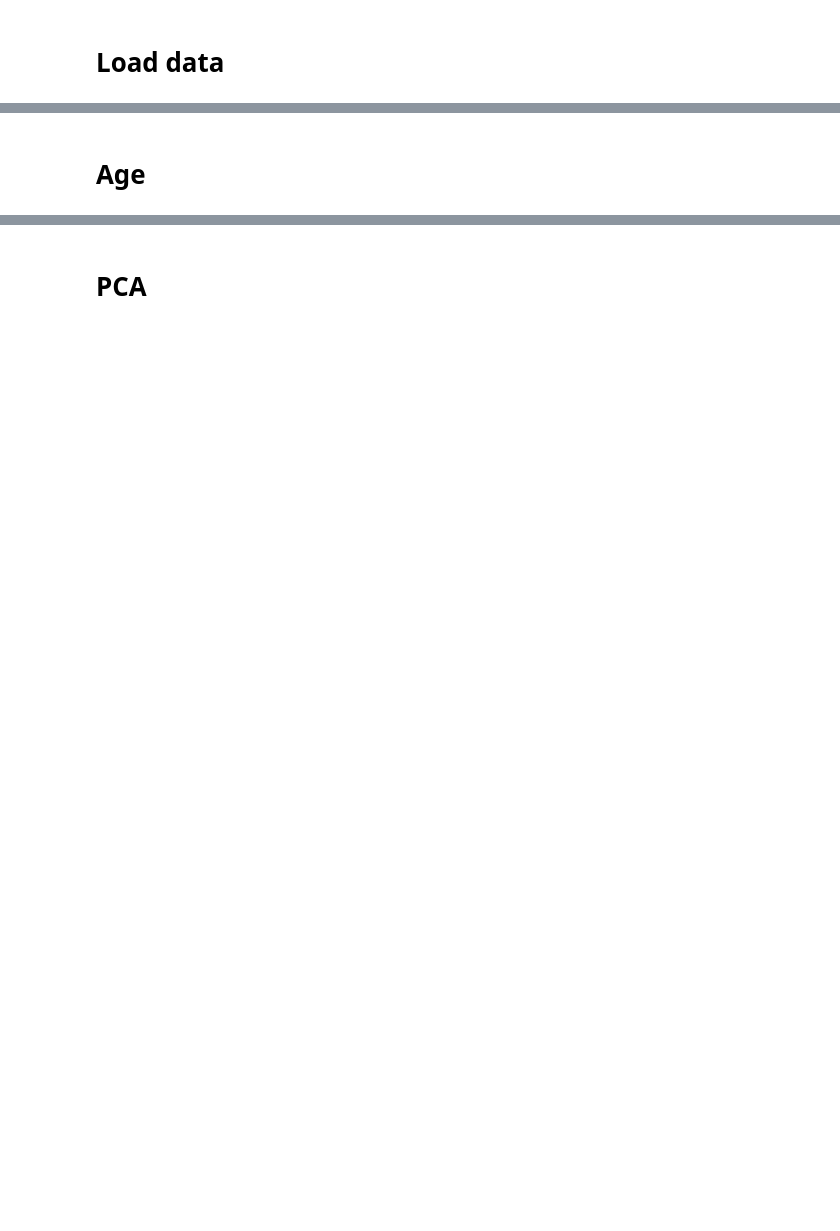
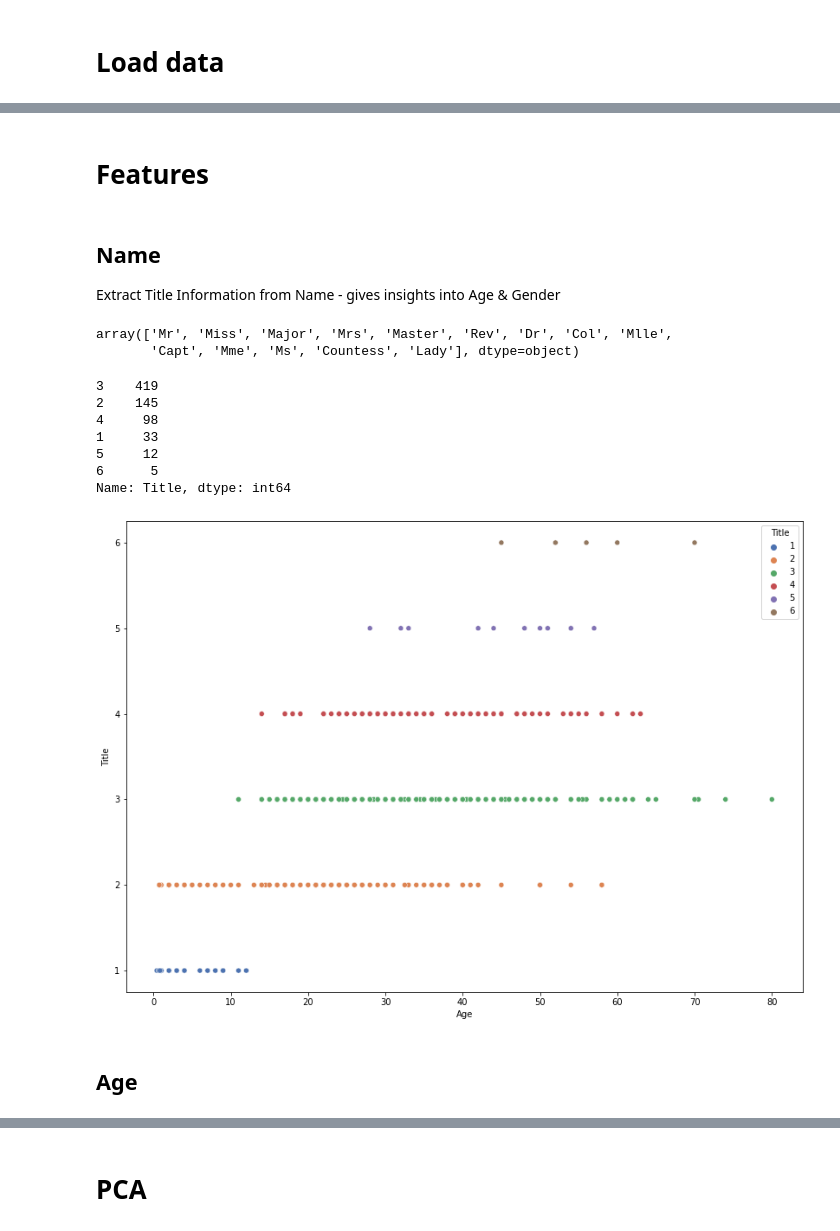
Before and after one commit to niggoo/titanic-classification, a Jupyter notebook: notebook.ipynb, the cells around one changed output, grey strips where cells are left out. Saved outputs shown, nothing was run; the diff lists cells and outputs as text; code cells hidden in the pictures; blank space fills up the shorter version.

Commit message:
feat: adds better graphical insights

```diff
--- a/notebook.ipynb
+++ b/notebook.ipynb
@@ -49,4 +116,68 @@ df_train.describe()
+# %% [markdown]
+# Features
+# %% [markdown]
+## Name
+Extract Title Information from Name - gives insights into Age & Gender
+# %%
+df_train["Title"] = df_train.Name.str.extract(" ([A-Za-z]+)\.", expand=False)
+df_val["Title"] = df_val.Name.str.extract(" ([A-Za-z]+)\.", expand=False)
+df_test["Title"] = df_test.Name.str.extract(" ([A-Za-z]+)\.", expand=False)
+
+df_train["Title"].unique()
+# %% [output]
+array(['Mr', 'Miss', 'Major', 'Mrs', 'Master', 'Rev', 'Dr', 'Col', 'Mlle',
+       'Capt', 'Mme', 'Ms', 'Countess', 'Lady'], dtype=object)
+# %%
+# Unknown = 0
+# Master = 1
+# Miss = 2
+# Mr = 3
+# Mrs = 4
+# Rojalty = 5
+# Officer = 6
+
+
+title_mapping = { \
+    "Master" : 1, \
+    "Miss" : 2, \
+    "Mlle": 2, \
+    "Mr" : 3, \
+    "Mrs" : 4, \
+    "Mme": 4, \
+    "Ms": 4, \
+    "Rev": 5, \
+    "Dr": 5, \
+    "Countess": 5, \
+    "Lady" : 5, \
+    "Col": 6, \
+    "Capt": 6, \
+    "Major": 6, \
+    "Unknown": 0
+}
+
+df_train[~df_train["Title"].isin(list(title_mapping.keys()))]
+df_val.loc[~df_val["Title"].isin(list(title_mapping.keys())), "Title"] = "Unknown"
+df_test.loc[~df_test["Title"].isin(list(title_mapping.keys())), "Title"] = "Unknown"
+
+df_train["Title"] = df_train["Title"].map( title_mapping ).astype(int)
+df_val["Title"] = df_val["Title"].map( title_mapping ).astype(int)
+df_test["Title"] = df_test["Title"].map( title_mapping ).astype(int)
+# %%
+plt.figure(figsize = (14,10))
+
+sns.scatterplot(data=df_train, x="Age", y="Title", hue="Title", palette="deep")
+
+df_train["Title"].value_counts()
+# %% [output]
+3    419
+2    145
+4     98
+1     33
+5     12
+6      5
+Name: Title, dtype: int64
+[figure, added]
 # %% [markdown]
-# Age
+## Age
 # %%
 sns.displot(df_train, x="Age", kind="kde")
```
Also changed, not shown: parts of 78 cells of this notebook.
